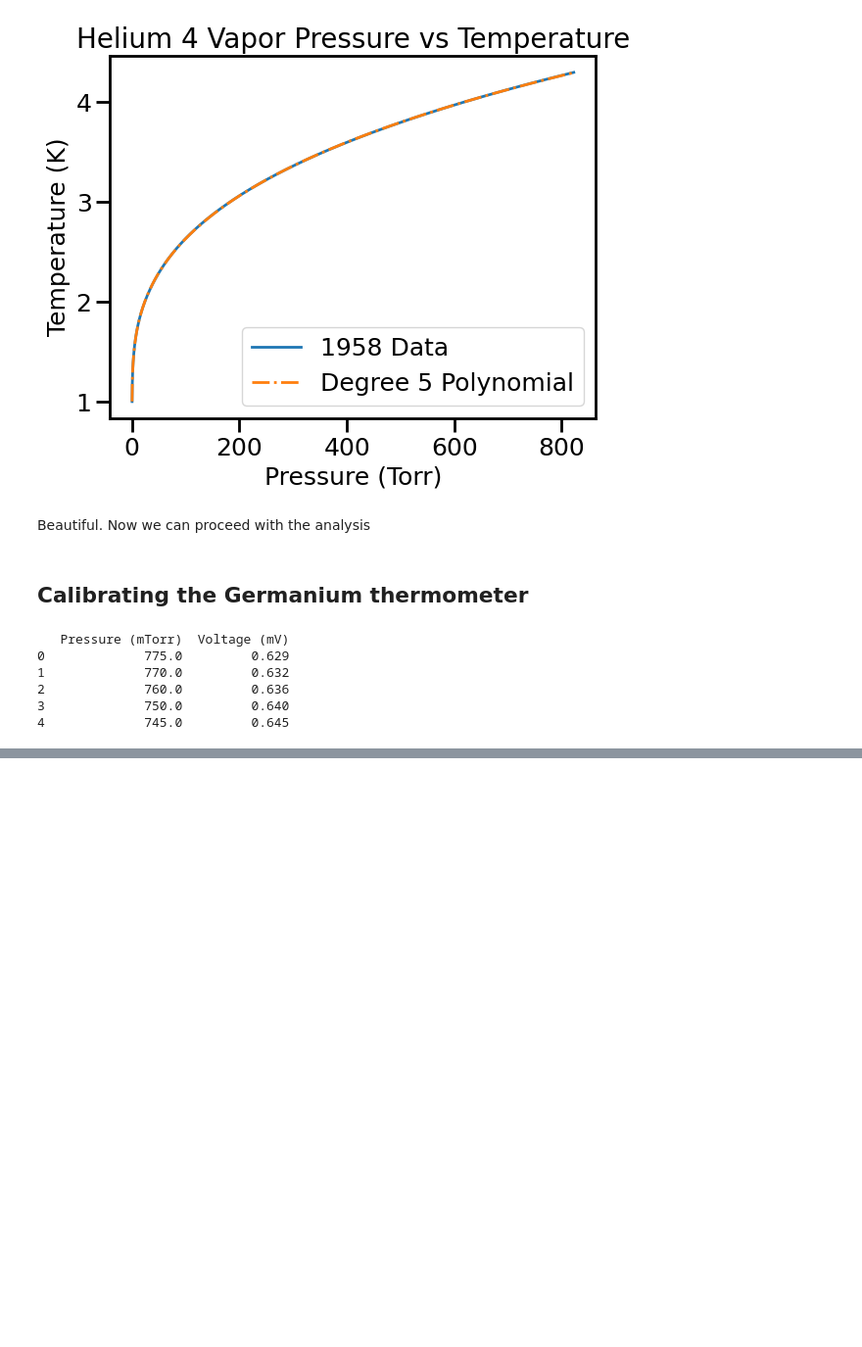
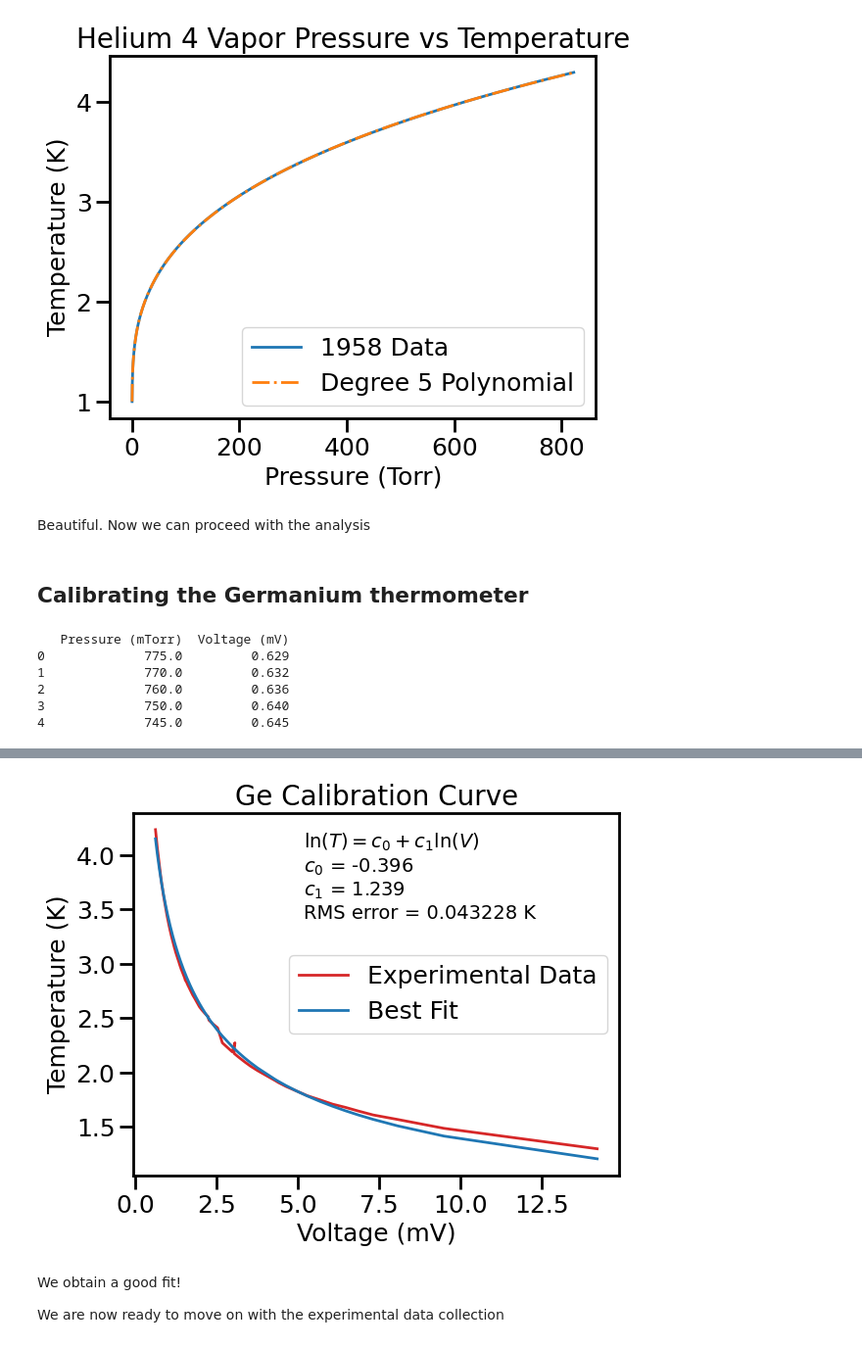
Before and after one commit to jorgegponce/superfluidhelium, a Jupyter notebook: Code/heatCapacity.ipynb, the cells around one changed output, grey strips where cells are left out. Shown at 98% size. Drawn from its saved outputs; the diff is of its cells as text; code cells hidden in the pictures; blank space fills up the shorter version.

```diff
--- a/Code/heatCapacity.ipynb
+++ b/Code/heatCapacity.ipynb
@@ -153,0 +217,34 @@ plt.show()
+# %%
+plt.plot(ge_voltages, ge_temperatures, color='tab:red', label = 'Experimental Data')
+plt.plot(ge_voltages, predictions, color='tab:blue', label = 'Best Fit')
+# plt.loglog()
+
+plt.title('Ge Calibration Curve')
+plt.xlabel('Voltage (mV)')
+plt.ylabel('Temperature (K)')
+
+# Build a text string displaying the equation and fit parameters
+equation_text = r"$\ln(T) = c_0 + c_1 \ln(V)$"  # The equation in LaTeX form
+params_text = (rf"$c_0$ = {ge_coeffs[0]:.3f}" + "\n"
+               rf"$c_1$ = {ge_coeffs[1]:.3f}" + "\n"
+               f"RMS error = {rms_error:.6f} K")
+
+text_string = equation_text + "\n" + params_text
+
+# Place the text box within the axes
+plt.text(
+    0.35, 0.95, text_string,
+    transform=plt.gca().transAxes,
+    verticalalignment='top',
+    fontsize=14,
+    bbox=dict(boxstyle='round', facecolor='white', alpha=0.0)
+)
+
+plt.legend()
+plt.show()
+# %% [output]
+[figure, added]
+# %% [markdown]
+We obtain a good fit!
+
+We are now ready to move on with the experimental data collection
```
Also changed, not shown: parts of 38 cells of this notebook, 5 other files.
